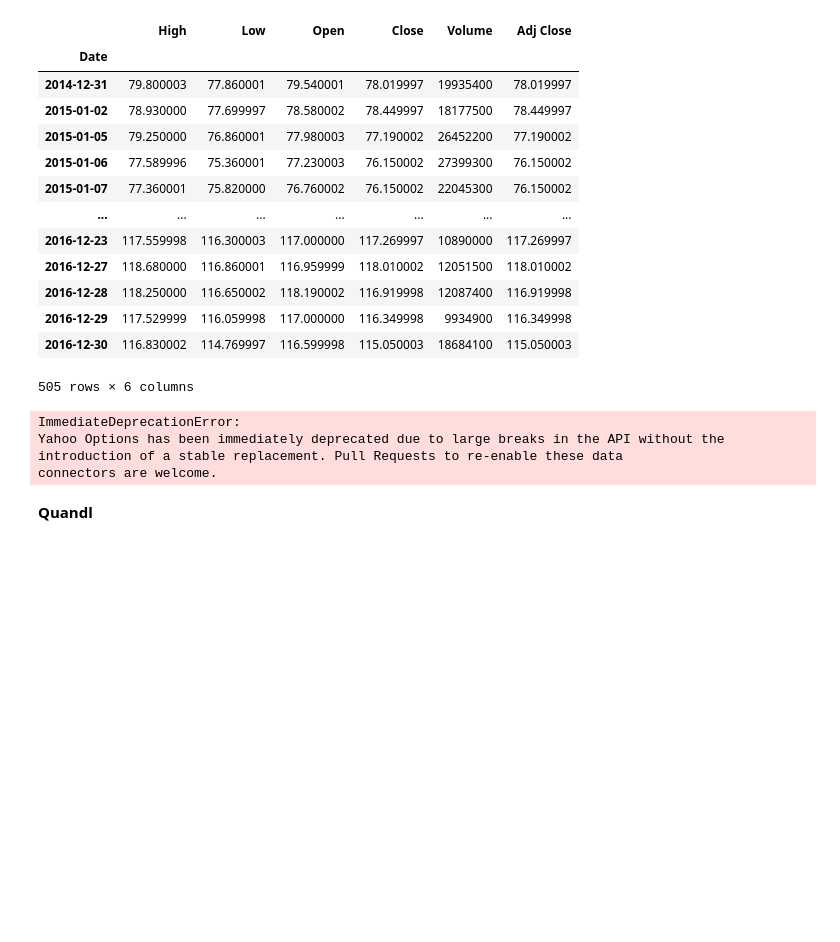
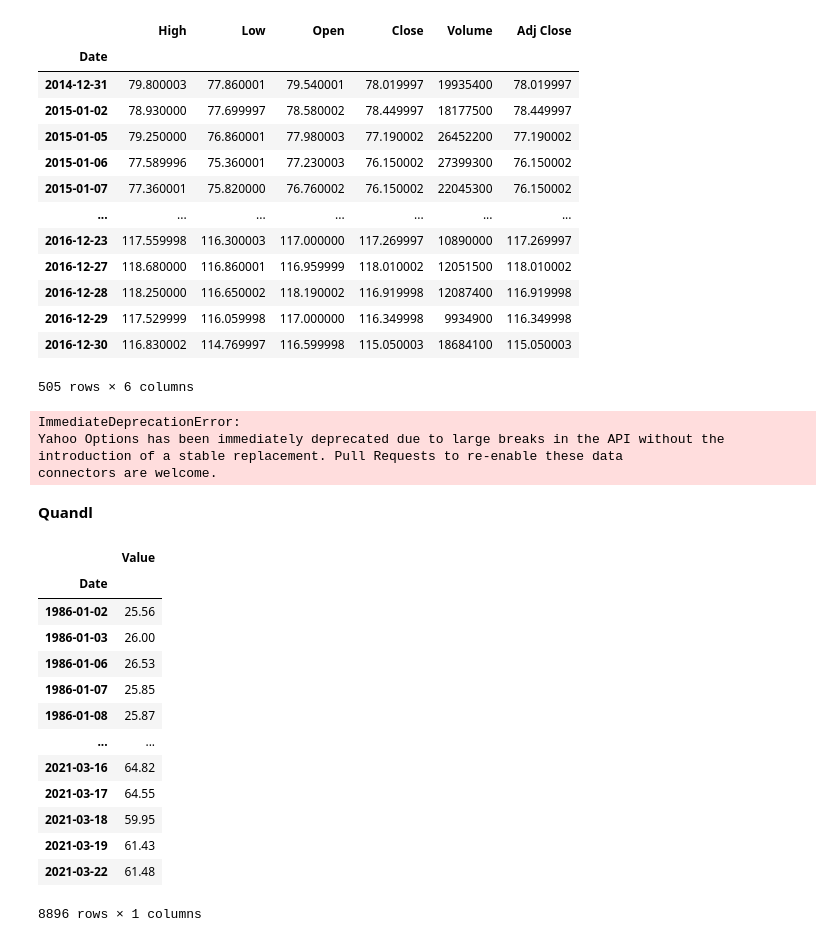
Before and after one commit to jafar-shodiq/jose-portilla-courses, a Jupyter notebook: financial-analysis/data-sources.ipynb, the cells around one changed output. Saved outputs shown, nothing was run; the diff lists cells and outputs as text; code cells hidden in the pictures; blank space fills up the shorter version.

```diff
--- a/financial-analysis/data-sources.ipynb
+++ b/financial-analysis/data-sources.ipynb
@@ -37,0 +43,17 @@ connectors are welcome.
+# %%
+mydata
+# %% [output]
+|  | Value |
+| Date |  |
+| 1986-01-02 | 25.56 |
+| 1986-01-03 | 26.00 |
+| 1986-01-06 | 26.53 |
+| 1986-01-07 | 25.85 |
+| 1986-01-08 | 25.87 |
+| ... | ... |
+| 2021-03-16 | 64.82 |
+| 2021-03-17 | 64.55 |
+| 2021-03-18 | 59.95 |
+| 2021-03-19 | 61.43 |
+| 2021-03-22 | 61.48 |
+8896 rows × 1 columns
```
Also changed, not shown: parts of 6 cells of this notebook.
